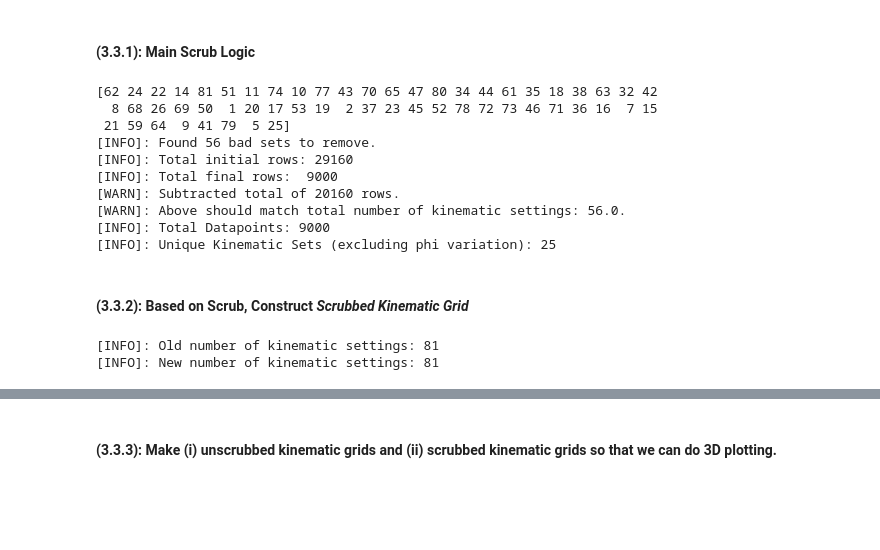
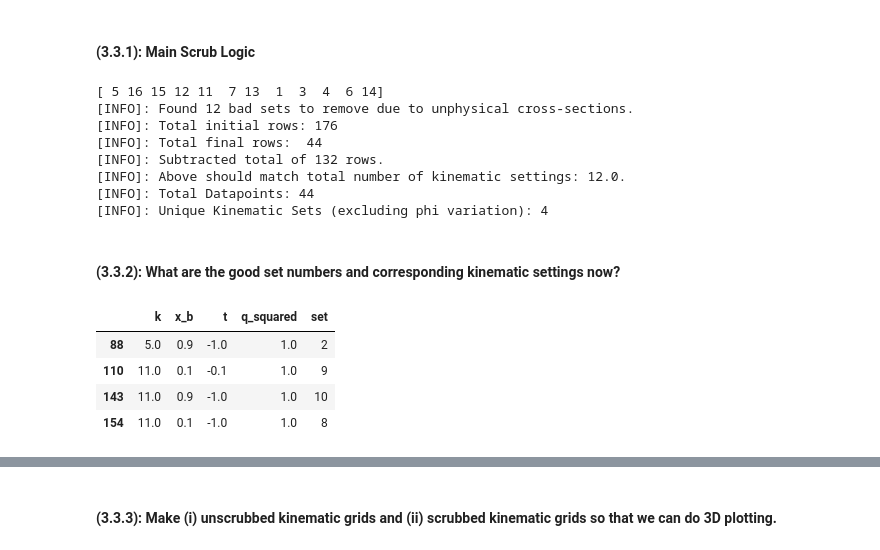
Before and after one commit to JayDanielsss/gpd_dnn, a Jupyter notebook: closure_test/datafile_analysis.ipynb, the cells around one changed output, grey strips where cells are left out. Drawn from its saved outputs; the diff is of its cells as text; code cells hidden in the pictures; blank space fills up the shorter version.

```diff
--- a/closure_test/datafile_analysis.ipynb
+++ b/closure_test/datafile_analysis.ipynb
@@ -54,7 +56,7 @@ We are saving figures and data with the following appendage: 1_2
 ### (3.1): Loading "Tainted" `.csv` Kinematic Scan:
 # %%
 unfiltered_combined_pseudodata_file = pd.read_csv(
-        filepath_or_buffer = f"./hpc/version_{MAJOR_MINOR_NUMBER}/data/combined_pseudodata_v{MAJOR_MINOR_NUMBER}.csv"
+        filepath_or_buffer = f"./hpc/version_{MAJOR_MINOR_NUMBER}/combined_pseudodata_v{MAJOR_MINOR_NUMBER}.csv"
     )
 # %% [markdown]
 ### (3.2): Determining the Total Number of Kinematic Sets Present, Including "Tainted" Sets:
@@ -134,19 +148,19 @@ unphysical_cross_section_mask = (
 bad_sets_list = unfiltered_combined_pseudodata_file.loc[unphysical_cross_section_mask, 'set'].unique()
 
 print(bad_sets_list)
-print(f"[INFO]: Found {len(bad_sets_list)} bad sets to remove.")
+print(f"[INFO]: Found {len(bad_sets_list)} bad sets to remove due to unphysical cross-sections.")
 
 filtered_combined_pseudodata_file = unfiltered_combined_pseudodata_file[~unfiltered_combined_pseudodata_file['set'].isin(bad_sets_list)].copy()
 
 print(f"[INFO]: Total initial rows: {len(unfiltered_combined_pseudodata_file)}")
 print(f"[INFO]: Total final rows:  {len(filtered_combined_pseudodata_file)}")
-print(f"[WARN]: Subtracted total of {(len(unfiltered_combined_pseudodata_file) - len(filtered_combined_pseudodata_file))} rows.")
-print(f"[WARN]: Above should match total number of kinematic settings: {(len(unfiltered_combined_pseudodata_file) - len(filtered_combined_pseudodata_file)) / NUMBER_OF_PHI}.")
+print(f"[INFO]: Subtracted total of {(len(unfiltered_combined_pseudodata_file) - len(filtered_combined_pseudodata_file))} rows.")
+print(f"[INFO]: Above should match total number of kinematic settings: {(len(unfiltered_combined_pseudodata_file) - len(filtered_combined_pseudodata_file)) / NUMBER_OF_PHI}.")
 
 assert int((len(unfiltered_combined_pseudodata_file) - len(filtered_combined_pseudodata_file)) / NUMBER_OF_PHI) == len(bad_sets_list), "[ASSERT]: Number of removed rows not matching expected."
 
 filtered_combined_pseudodata_file.to_csv(
-    path_or_buf = f"./hpc/version_{MAJOR_MINOR_NUMBER}/data/filtered_combined_pseudodata_file_v{MAJOR_MINOR_NUMBER}.csv",
+    path_or_buf = f"./hpc/version_{MAJOR_MINOR_NUMBER}/filtered_combined_pseudodata_file_v{MAJOR_MINOR_NUMBER}.csv",
     index = False
 )
 
@@ -154,45 +168,21 @@ unique_sets = filtered_combined_pseudodata_file['set'].nunique()
 print(f"[INFO]: Total Datapoints: {len(filtered_combined_pseudodata_file)}")
 print(f"[INFO]: Unique Kinematic Sets (excluding phi variation): {unique_sets}")
 # %% [output]
-[62 24 22 14 81 51 11 74 10 77 43 70 65 47 80 34 44 61 35 18 38 63 32 42
-  8 68 26 69 50  1 20 17 53 19  2 37 23 45 52 78 72 73 46 71 36 16  7 15
- 21 59 64  9 41 79  5 25]
-[INFO]: Found 56 bad sets to remove.
-[INFO]: Total initial rows: 29160
-[INFO]: Total final rows:  9000
-[WARN]: Subtracted total of 20160 rows.
-[WARN]: Above should match total number of kinematic settings: 56.0.
-[INFO]: Total Datapoints: 9000
-[INFO]: Unique Kinematic Sets (excluding phi variation): 25
+[ 5 16 15 12 11  7 13  1  3  4  6 14]
+[INFO]: Found 12 bad sets to remove due to unphysical cross-sections.
+[INFO]: Total initial rows: 176
+[INFO]: Total final rows:  44
+[INFO]: Subtracted total of 132 rows.
+[INFO]: Above should match total number of kinematic settings: 12.0.
+[INFO]: Total Datapoints: 44
+[INFO]: Unique Kinematic Sets (excluding phi variation): 4
 # %% [markdown]
-#### (3.3.2): Based on Scrub, Construct *Scrubbed Kinematic Grid*
+#### (3.3.2): What are the good set numbers and corresponding kinematic settings now?
-# %%
-scrubbed_k_data_column = filtered_combined_pseudodata_file['k'].unique()
-scrubbed_xb_data_column = filtered_combined_pseudodata_file['x_b'].unique()
-scrubbed_q_squared_data_column = filtered_combined_pseudodata_file['q_squared'].unique()
-scrubbed_t_data_column = filtered_combined_pseudodata_file['t'].unique()
-
-scrubbed_beam_k_lower = scrubbed_k_data_column.min()
-scrubbed_beam_k_upper = scrubbed_k_data_column.max()
-scrubbed_q_squared_lower = scrubbed_q_squared_data_column.min()
-scrubbed_q_squared_upper = scrubbed_q_squared_data_column.max()
-scrubbed_xb_lower = scrubbed_xb_data_column.min()
-scrubbed_xb_upper = scrubbed_xb_data_column.max()
-scrubbed_t_lower = scrubbed_t_data_column.min()
-scrubbed_t_upper = scrubbed_t_data_column.max()
-
-scrubbed_number_of_beam_k = len(scrubbed_k_data_column)
-scrubbed_number_of_q_squared = len(scrubbed_q_squared_data_column)
-scrubbed_number_of_xb = len(scrubbed_xb_data_column)
-scrubbed_number_of_t = len(scrubbed_t_data_column)
-
-scrubbed_k_range = np.linspace(BEAM_K_LOWER, BEAM_K_UPPER, scrubbed_number_of_beam_k)
-scrubbed_q2_range = np.linspace(Q_SQUARED_LOWER, Q_SQUARED_UPPER, scrubbed_number_of_q_squared)
-scrubbed_xb_range = np.linspace(X_B_LOWER, X_B_UPPER, scrubbed_number_of_xb)
-scrubbed_t_range = np.linspace(T_LOWER, T_UPPER, scrubbed_number_of_t)
-
-print(f"[INFO]: Old number of kinematic settings: {NUMBER_OF_BEAM_K*NUMBER_OF_Q_SQUARED*NUMBER_OF_X_B*NUMBER_OF_T}")
-print(f"[INFO]: New number of kinematic settings: {scrubbed_number_of_beam_k*scrubbed_number_of_q_squared*scrubbed_number_of_xb*scrubbed_number_of_t}")
-# %% [output]
-[INFO]: Old number of kinematic settings: 81
-[INFO]: New number of kinematic settings: 81
+# %%
+filtered_combined_pseudodata_file[['k', 'x_b', 't', 'q_squared', 'set']].drop_duplicates()
+# %% [output]
+|  | k | x_b | t | q_squared | set |
+| 88 | 5.0 | 0.9 | -1.0 | 1.0 | 2 |
+| 110 | 11.0 | 0.1 | -0.1 | 1.0 | 9 |
+| 143 | 11.0 | 0.9 | -1.0 | 1.0 | 10 |
+| 154 | 11.0 | 0.1 | -1.0 | 1.0 | 8 |
```
Also changed, not shown: parts of 34 cells of this notebook.
